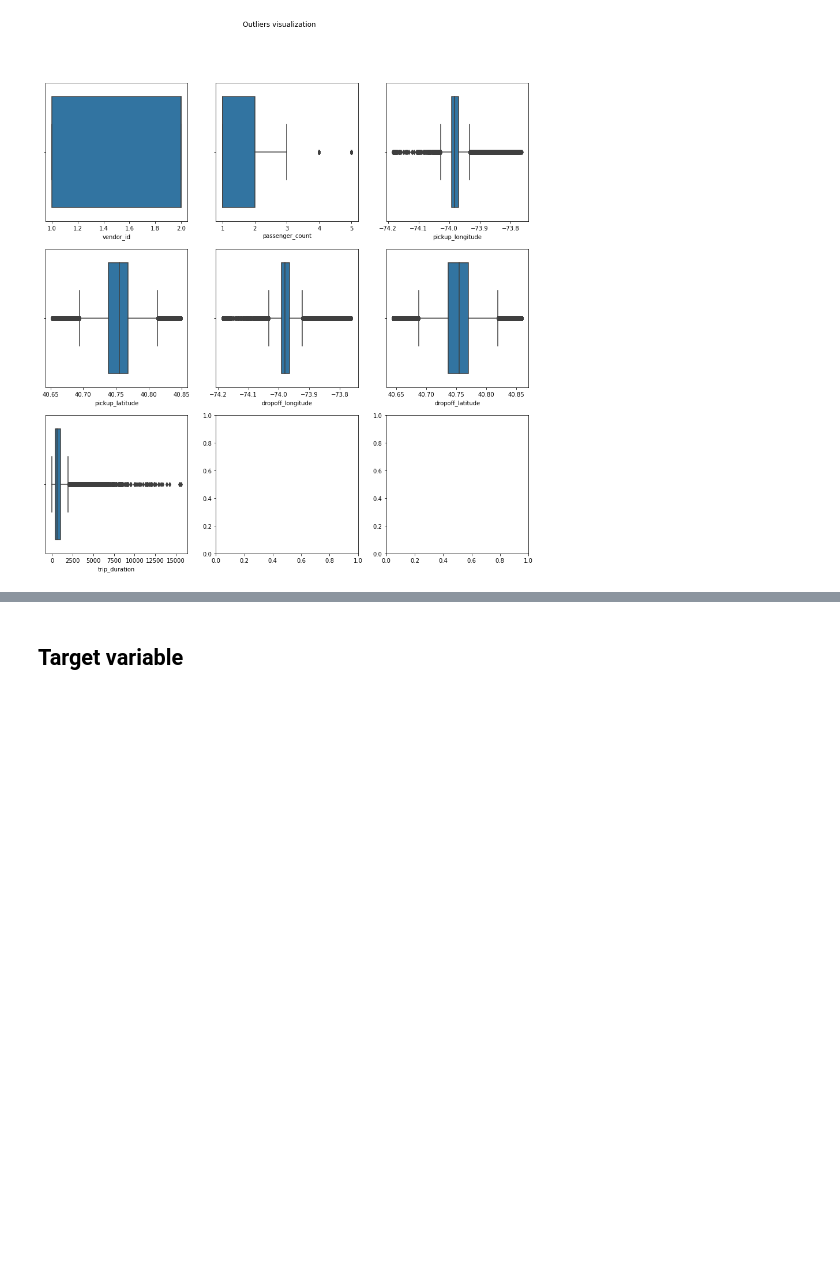
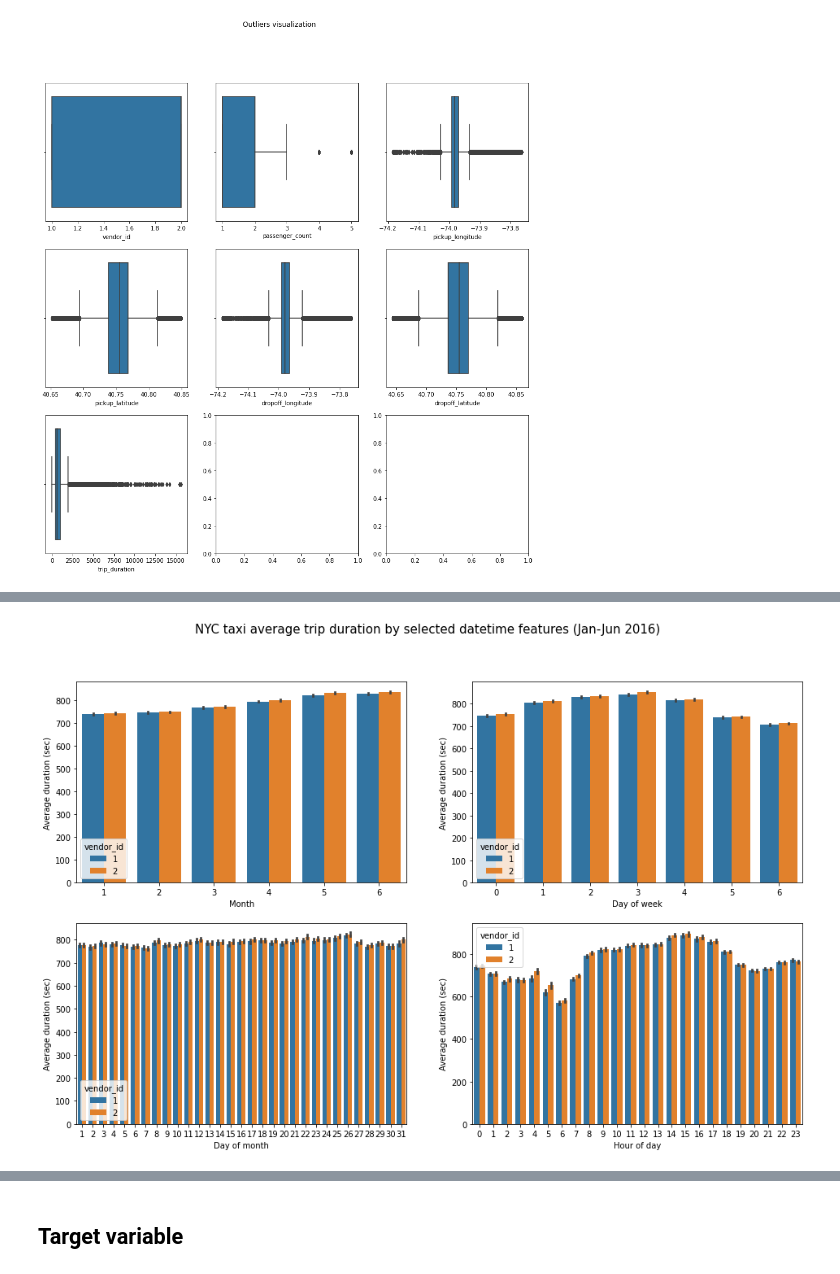
Before and after one commit to tawiwut-cha/nyc_cabs_draft, a Jupyter notebook: predict_duration_competition_v0.1.ipynb, the cells around one changed output, grey strips where cells are left out. Saved outputs shown, nothing was run; the diff lists cells and outputs as text; code cells hidden in the pictures; blank space fills up the shorter version.

```diff
--- a/predict_duration_competition_v0.1.ipynb
+++ b/predict_duration_competition_v0.1.ipynb
@@ -213,0 +312,27 @@ corr_heatmap(df)
+# %%
+plt.figure(figsize=(16,10))
+plt.suptitle('NYC taxi average trip duration by selected datetime features (Jan-Jun 2016)', size=15)
+
+plt.subplot(221)
+sns.barplot(data=df, x= df['pickup_datetime'].dt.month, y='trip_duration', hue='vendor_id')
+plt.xlabel('Month')
+plt.ylabel('Average duration (sec)')
+
+plt.subplot(222)
+sns.barplot(data=df, x= df['pickup_datetime'].dt.day_of_week, y='trip_duration', hue='vendor_id')
+plt.xlabel('Day of week')
+plt.ylabel('Average duration (sec)')
+
+plt.subplot(223)
+sns.barplot(data=df, x= df['pickup_datetime'].dt.day, y='trip_duration', hue='vendor_id')
+plt.xlabel('Day of month')
+plt.ylabel('Average duration (sec)')
+
+plt.subplot(224)
+sns.barplot(data=df, x= df['pickup_datetime'].dt.hour, y='trip_duration', hue='vendor_id')
+plt.xlabel('Hour of day')
+plt.ylabel('Average duration (sec)')
+
+plt.show()
+# %% [output]
+[figure, added]
```
Also changed, not shown: parts of 24 cells of this notebook.
